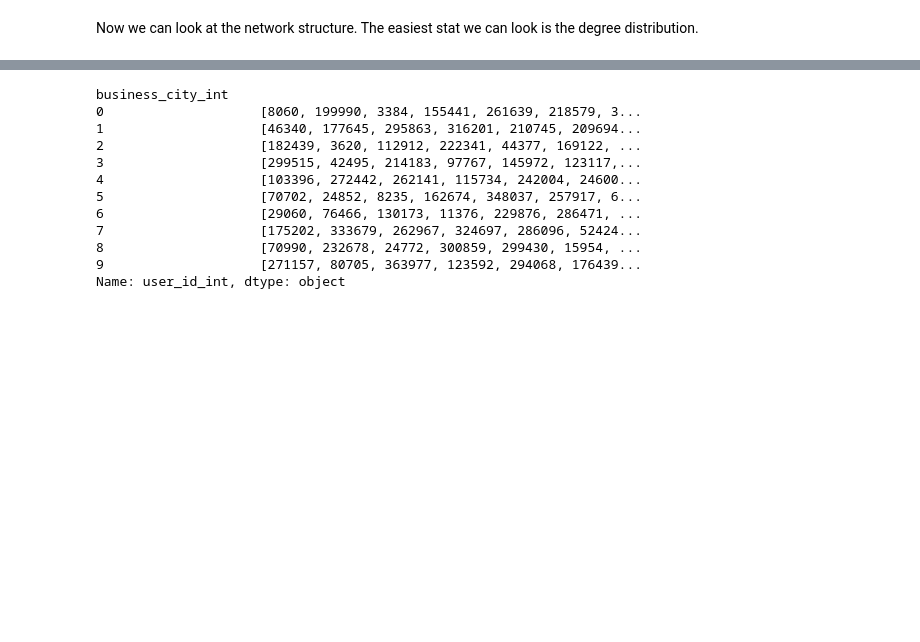
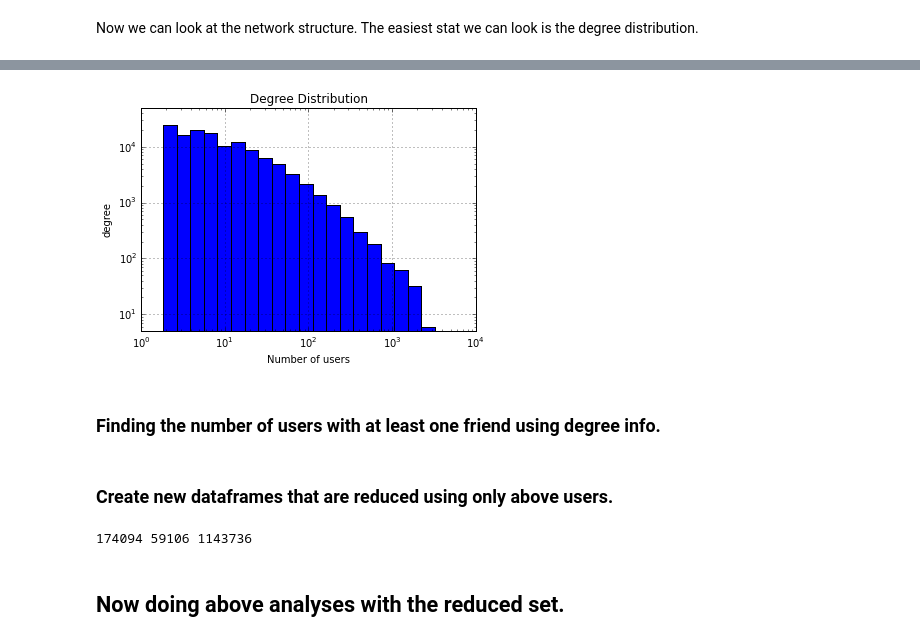
Before and after one commit to suhanree/network-recommender, a Jupyter notebook: code/EDA.ipynb, the cells around one changed output, grey strips where cells are left out. Saved outputs shown, nothing was run; the diff lists cells and outputs as text; code cells hidden in the pictures; blank space fills up the shorter version.

```diff
--- a/code/EDA.ipynb
+++ b/code/EDA.ipynb
@@ -210,15 +181,17 @@ users = [set(users_by_cities[0]), set(users_by_cities[1]), set(users_by_cities[3
-# %%
-users
-# %% [output]
-business_city_int
-0                    [8060, 199990, 3384, 155441, 261639, 218579, 3...
-1                    [46340, 177645, 295863, 316201, 210745, 209694...
-2                    [182439, 3620, 112912, 222341, 44377, 169122, ...
-3                    [299515, 42495, 214183, 97767, 145972, 123117,...
-4                    [103396, 272442, 262141, 115734, 242004, 24600...
-5                    [70702, 24852, 8235, 162674, 348037, 257917, 6...
-6                    [29060, 76466, 130173, 11376, 229876, 286471, ...
-7                    [175202, 333679, 262967, 324697, 286096, 52424...
-8                    [70990, 232678, 24772, 300859, 299430, 15954, ...
-9                    [271157, 80705, 363977, 123592, 294068, 176439...
-Name: user_id_int, dtype: object
+# %%
+degrees = pd.read_csv("../data/degrees", names=['user_id', 'degree'], header=None)
+# %%
+def plot_degrees(degree_col, y_min, y_max):
+    plt.ylim([y_min, y_max])
+    plt.gca().set_xscale("log")
+    plt.yscale('log')
+    plt.title('Degree Distribution')
+    plt.xlabel('Number of users')
+    plt.ylabel('degree')
+    degree_col.hist(bins=np.logspace(0.1, 4, 25))
+# %%
+plot_degrees(degrees.degree, 5, 50000)
+# %% [output]
+[figure, added]
+# %% [markdown]
+### Finding the number of users with at least one friend using degree info.
@@ -224,0 +201,2 @@ Name: user_id_int, dtype: object
+# %% [markdown]
+### Create new dataframes that are reduced using only above users.
@@ -224,0 +216,6 @@ Name: user_id_int, dtype: object
+# %%
+print user_df2.shape[0], business_df2.shape[0], review_df2.shape[0]
+# %% [output]
+174094 59106 1143736
+# %% [markdown]
+## Now doing above analyses with the reduced set.
```
Also changed, not shown: parts of 45 cells of this notebook, 6 other files.
